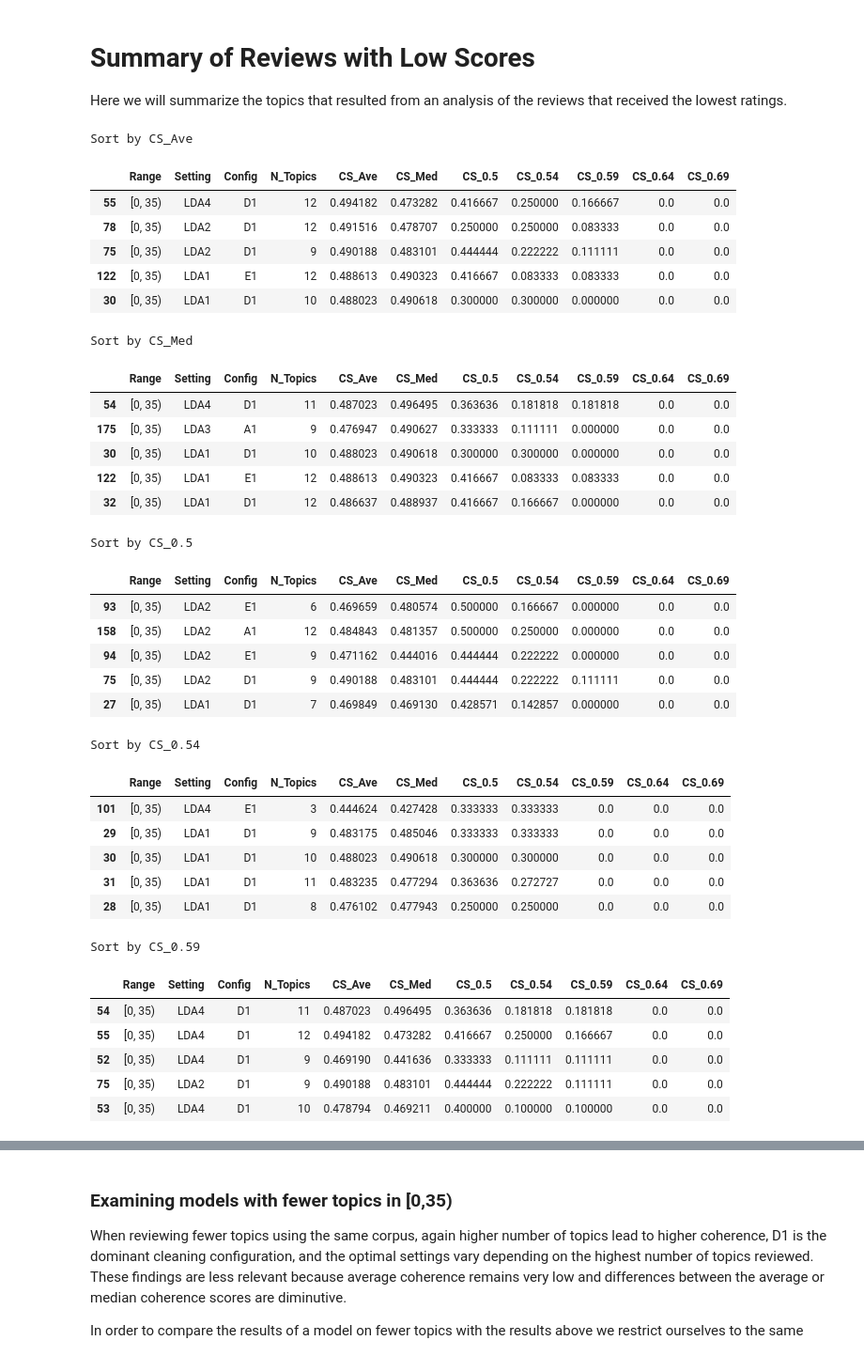
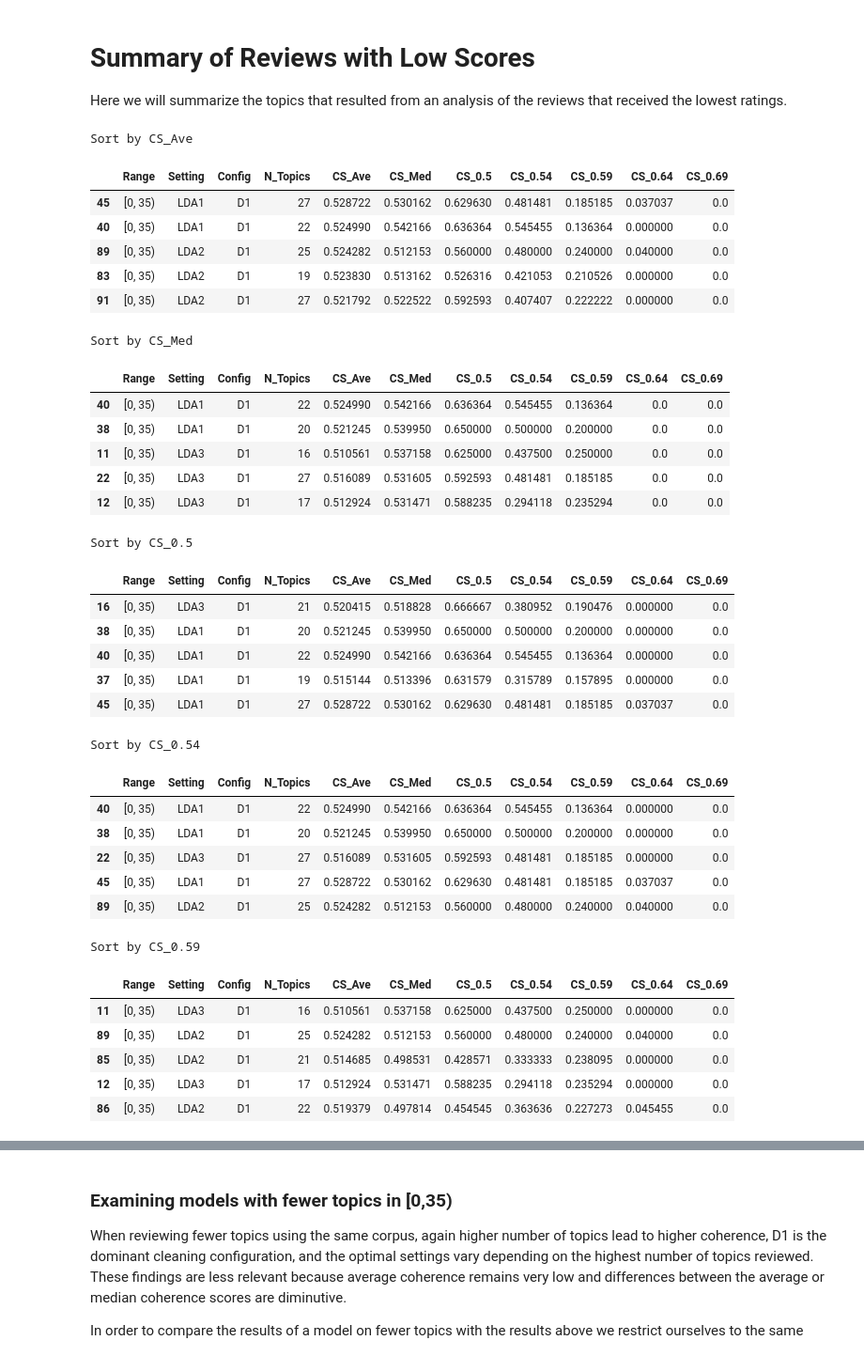
Before and after one commit to losDaniel/Student-Voices, a Jupyter notebook: notebooks/(5A) low_review_score_summary.ipynb, the cells around one changed output, grey strips where cells are left out. Shown at 94% size. Cells and saved outputs as stored; diff of their text form; code cells hidden in the pictures.

Commit message:
update topic numbers

```diff
--- a/notebooks/(5A) low_review_score_summary.ipynb
+++ b/notebooks/(5A) low_review_score_summary.ipynb
@@ -12,50 +12,51 @@ full_coherence_data = bn.loosen(db_root+'/results/full_coherence_data.pickle')
 # %%
 from IPython.display import HTML, display_html
 
 rng = '[0, 35)' # view for this range
 top_n = 5 # show the top n models
 ctd = ['CS_Ave', 'CS_Med', 'CS_0.5','CS_0.54', 'CS_0.59'] # coherence to display
 
+#review_this = full_coherence_data[(full_coherence_data['Range']==rng) & (full_coherence_data['Setting']=='LDA1') & (full_coherence_data['Config']=='D1')]
 review_this = full_coherence_data[full_coherence_data['Range']==rng]
-review_this = full_coherence_data[(full_coherence_data['Range']==rng) & (full_coherence_data['N_Topics']<13)]
+#review_this = full_coherence_data[(full_coherence_data['Range']==rng) & (full_coherence_data['N_Topics']<13)]
 
 for c in ctd:
     print("Sort by",c)
     disp = review_this.sort_values(c, ascending=False)
     display_html(HTML(disp.head(top_n).to_html()))
 # %% [output]
 Sort by CS_Ave
 |  | Range | Setting | Config | N_Topics | CS_Ave | CS_Med | CS_0.5 | CS_0.54 | CS_0.59 | CS_0.64 | CS_0.69 |
-| 55 | [0, 35) | LDA4 | D1 | 12 | 0.494182 | 0.473282 | 0.416667 | 0.250000 | 0.166667 | 0.0 | 0.0 |
-| 78 | [0, 35) | LDA2 | D1 | 12 | 0.491516 | 0.478707 | 0.250000 | 0.250000 | 0.083333 | 0.0 | 0.0 |
-| 75 | [0, 35) | LDA2 | D1 | 9 | 0.490188 | 0.483101 | 0.444444 | 0.222222 | 0.111111 | 0.0 | 0.0 |
-| 122 | [0, 35) | LDA1 | E1 | 12 | 0.488613 | 0.490323 | 0.416667 | 0.083333 | 0.083333 | 0.0 | 0.0 |
-| 30 | [0, 35) | LDA1 | D1 | 10 | 0.488023 | 0.490618 | 0.300000 | 0.300000 | 0.000000 | 0.0 | 0.0 |
+| 45 | [0, 35) | LDA1 | D1 | 27 | 0.528722 | 0.530162 | 0.629630 | 0.481481 | 0.185185 | 0.037037 | 0.0 |
+| 40 | [0, 35) | LDA1 | D1 | 22 | 0.524990 | 0.542166 | 0.636364 | 0.545455 | 0.136364 | 0.000000 | 0.0 |
+| 89 | [0, 35) | LDA2 | D1 | 25 | 0.524282 | 0.512153 | 0.560000 | 0.480000 | 0.240000 | 0.040000 | 0.0 |
+| 83 | [0, 35) | LDA2 | D1 | 19 | 0.523830 | 0.513162 | 0.526316 | 0.421053 | 0.210526 | 0.000000 | 0.0 |
+| 91 | [0, 35) | LDA2 | D1 | 27 | 0.521792 | 0.522522 | 0.592593 | 0.407407 | 0.222222 | 0.000000 | 0.0 |
 Sort by CS_Med
 |  | Range | Setting | Config | N_Topics | CS_Ave | CS_Med | CS_0.5 | CS_0.54 | CS_0.59 | CS_0.64 | CS_0.69 |
-| 54 | [0, 35) | LDA4 | D1 | 11 | 0.487023 | 0.496495 | 0.363636 | 0.181818 | 0.181818 | 0.0 | 0.0 |
-| 175 | [0, 35) | LDA3 | A1 | 9 | 0.476947 | 0.490627 | 0.333333 | 0.111111 | 0.000000 | 0.0 | 0.0 |
-| 30 | [0, 35) | LDA1 | D1 | 10 | 0.488023 | 0.490618 | 0.300000 | 0.300000 | 0.000000 | 0.0 | 0.0 |
-| 122 | [0, 35) | LDA1 | E1 | 12 | 0.488613 | 0.490323 | 0.416667 | 0.083333 | 0.083333 | 0.0 | 0.0 |
-| 32 | [0, 35) | LDA1 | D1 | 12 | 0.486637 | 0.488937 | 0.416667 | 0.166667 | 0.000000 | 0.0 | 0.0 |
+| 40 | [0, 35) | LDA1 | D1 | 22 | 0.524990 | 0.542166 | 0.636364 | 0.545455 | 0.136364 | 0.0 | 0.0 |
+| 38 | [0, 35) | LDA1 | D1 | 20 | 0.521245 | 0.539950 | 0.650000 | 0.500000 | 0.200000 | 0.0 | 0.0 |
+| 11 | [0, 35) | LDA3 | D1 | 16 | 0.510561 | 0.537158 | 0.625000 | 0.437500 | 0.250000 | 0.0 | 0.0 |
+| 22 | [0, 35) | LDA3 | D1 | 27 | 0.516089 | 0.531605 | 0.592593 | 0.481481 | 0.185185 | 0.0 | 0.0 |
+| 12 | [0, 35) | LDA3 | D1 | 17 | 0.512924 | 0.531471 | 0.588235 | 0.294118 | 0.235294 | 0.0 | 0.0 |
 Sort by CS_0.5
 |  | Range | Setting | Config | N_Topics | CS_Ave | CS_Med | CS_0.5 | CS_0.54 | CS_0.59 | CS_0.64 | CS_0.69 |
-| 93 | [0, 35) | LDA2 | E1 | 6 | 0.469659 | 0.480574 | 0.500000 | 0.166667 | 0.000000 | 0.0 | 0.0 |
-| 158 | [0, 35) | LDA2 | A1 | 12 | 0.484843 | 0.481357 | 0.500000 | 0.250000 | 0.000000 | 0.0 | 0.0 |
-| 94 | [0, 35) | LDA2 | E1 | 9 | 0.471162 | 0.444016 | 0.444444 | 0.222222 | 0.000000 | 0.0 | 0.0 |
-| 75 | [0, 35) | LDA2 | D1 | 9 | 0.490188 | 0.483101 | 0.444444 | 0.222222 | 0.111111 | 0.0 | 0.0 |
-| 27 | [0, 35) | LDA1 | D1 | 7 | 0.469849 | 0.469130 | 0.428571 | 0.142857 | 0.000000 | 0.0 | 0.0 |
+| 16 | [0, 35) | LDA3 | D1 | 21 | 0.520415 | 0.518828 | 0.666667 | 0.380952 | 0.190476 | 0.000000 | 0.0 |
+| 38 | [0, 35) | LDA1 | D1 | 20 | 0.521245 | 0.539950 | 0.650000 | 0.500000 | 0.200000 | 0.000000 | 0.0 |
+| 40 | [0, 35) | LDA1 | D1 | 22 | 0.524990 | 0.542166 | 0.636364 | 0.545455 | 0.136364 | 0.000000 | 0.0 |
+| 37 | [0, 35) | LDA1 | D1 | 19 | 0.515144 | 0.513396 | 0.631579 | 0.315789 | 0.157895 | 0.000000 | 0.0 |
+| 45 | [0, 35) | LDA1 | D1 | 27 | 0.528722 | 0.530162 | 0.629630 | 0.481481 | 0.185185 | 0.037037 | 0.0 |
 Sort by CS_0.54
 |  | Range | Setting | Config | N_Topics | CS_Ave | CS_Med | CS_0.5 | CS_0.54 | CS_0.59 | CS_0.64 | CS_0.69 |
-| 101 | [0, 35) | LDA4 | E1 | 3 | 0.444624 | 0.427428 | 0.333333 | 0.333333 | 0.0 | 0.0 | 0.0 |
-| 29 | [0, 35) | LDA1 | D1 | 9 | 0.483175 | 0.485046 | 0.333333 | 0.333333 | 0.0 | 0.0 | 0.0 |
-| 30 | [0, 35) | LDA1 | D1 | 10 | 0.488023 | 0.490618 | 0.300000 | 0.300000 | 0.0 | 0.0 | 0.0 |
-| 31 | [0, 35) | LDA1 | D1 | 11 | 0.483235 | 0.477294 | 0.363636 | 0.272727 | 0.0 | 0.0 | 0.0 |
-| 28 | [0, 35) | LDA1 | D1 | 8 | 0.476102 | 0.477943 | 0.250000 | 0.250000 | 0.0 | 0.0 | 0.0 |
+| 40 | [0, 35) | LDA1 | D1 | 22 | 0.524990 | 0.542166 | 0.636364 | 0.545455 | 0.136364 | 0.000000 | 0.0 |
+| 38 | [0, 35) | LDA1 | D1 | 20 | 0.521245 | 0.539950 | 0.650000 | 0.500000 | 0.200000 | 0.000000 | 0.0 |
+| 22 | [0, 35) | LDA3 | D1 | 27 | 0.516089 | 0.531605 | 0.592593 | 0.481481 | 0.185185 | 0.000000 | 0.0 |
+| 45 | [0, 35) | LDA1 | D1 | 27 | 0.528722 | 0.530162 | 0.629630 | 0.481481 | 0.185185 | 0.037037 | 0.0 |
+| 89 | [0, 35) | LDA2 | D1 | 25 | 0.524282 | 0.512153 | 0.560000 | 0.480000 | 0.240000 | 0.040000 | 0.0 |
 Sort by CS_0.59
 |  | Range | Setting | Config | N_Topics | CS_Ave | CS_Med | CS_0.5 | CS_0.54 | CS_0.59 | CS_0.64 | CS_0.69 |
-| 54 | [0, 35) | LDA4 | D1 | 11 | 0.487023 | 0.496495 | 0.363636 | 0.181818 | 0.181818 | 0.0 | 0.0 |
-| 55 | [0, 35) | LDA4 | D1 | 12 | 0.494182 | 0.473282 | 0.416667 | 0.250000 | 0.166667 | 0.0 | 0.0 |
-| 52 | [0, 35) | LDA4 | D1 | 9 | 0.469190 | 0.441636 | 0.333333 | 0.111111 | 0.111111 | 0.0 | 0.0 |
-| 75 | [0, 35) | LDA2 | D1 | 9 | 0.490188 | 0.483101 | 0.444444 | 0.222222 | 0.111111 | 0.0 | 0.0 |
-| 53 | [0, 35) | LDA4 | D1 | 10 | 0.478794 | 0.469211 | 0.400000 | 0.100000 | 0.100000 | 0.0 | 0.0 |
+| 11 | [0, 35) | LDA3 | D1 | 16 | 0.510561 | 0.537158 | 0.625000 | 0.437500 | 0.250000 | 0.000000 | 0.0 |
+| 89 | [0, 35) | LDA2 | D1 | 25 | 0.524282 | 0.512153 | 0.560000 | 0.480000 | 0.240000 | 0.040000 | 0.0 |
+| 85 | [0, 35) | LDA2 | D1 | 21 | 0.514685 | 0.498531 | 0.428571 | 0.333333 | 0.238095 | 0.000000 | 0.0 |
+| 12 | [0, 35) | LDA3 | D1 | 17 | 0.512924 | 0.531471 | 0.588235 | 0.294118 | 0.235294 | 0.000000 | 0.0 |
+| 86 | [0, 35) | LDA2 | D1 | 22 | 0.519379 | 0.497814 | 0.454545 | 0.363636 | 0.227273 | 0.045455 | 0.0 |
```
Also changed, not shown: parts of 6 cells of this notebook, 5 other files.
